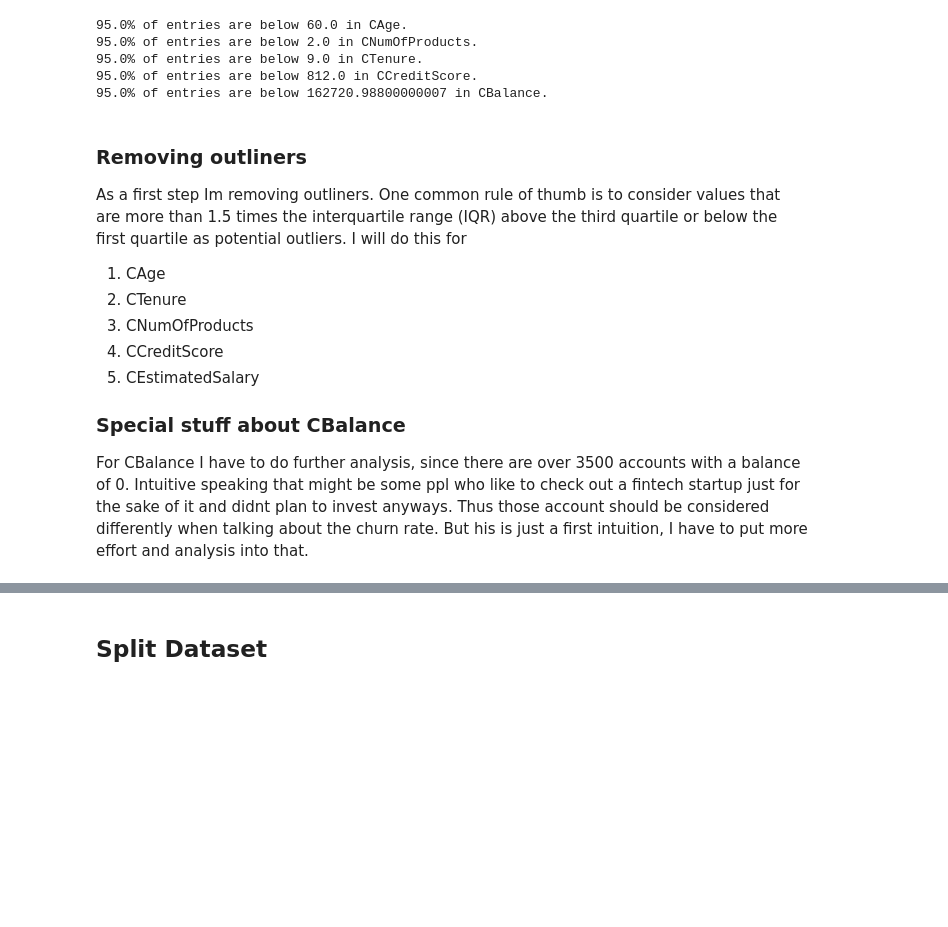
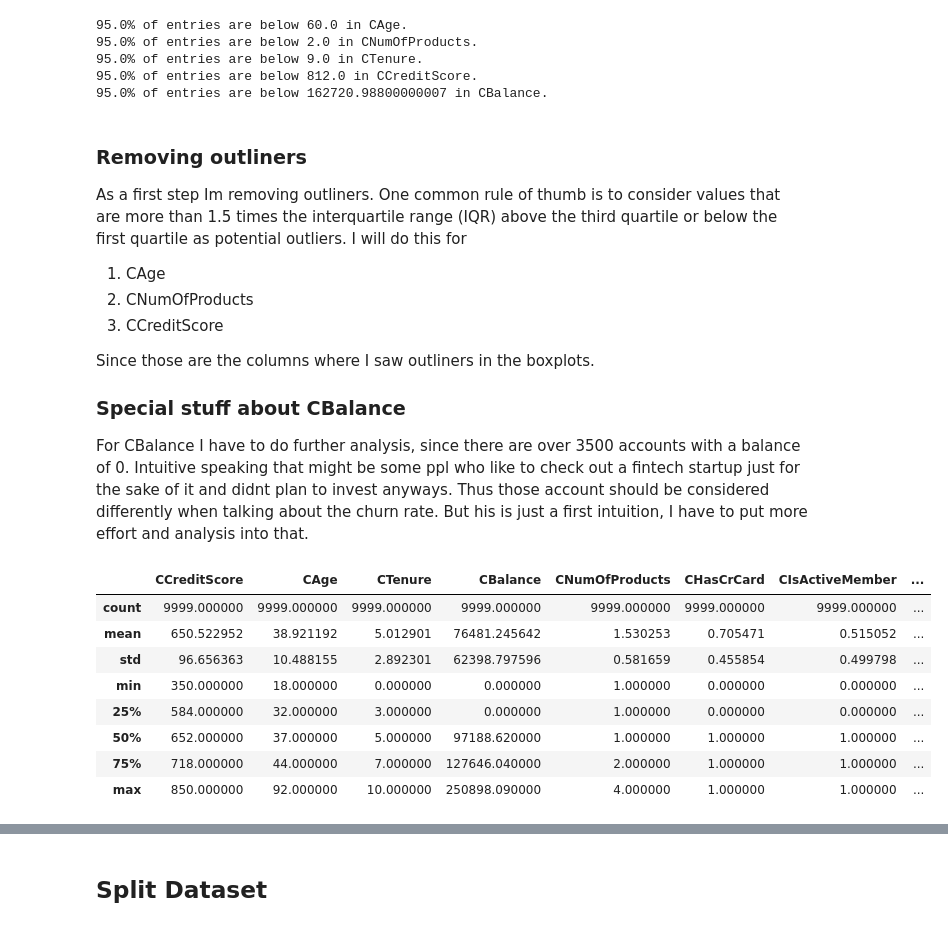
Before and after one commit to Ph1lippK/VAWI, a Jupyter notebook: Assignment_01_2270603.ipynb, the cells around one changed output, grey strips where cells are left out. Saved outputs shown, nothing was run; the diff lists cells and outputs as text; code cells hidden in the pictures; blank space fills up the shorter version.

```diff
--- a/Assignment_01_2270603.ipynb
+++ b/Assignment_01_2270603.ipynb
@@ -1007,12 +976,24 @@ print(f'{quantile_value*100}% of entries are below {cutoff_value} in {CBalance}.
 As a first step Im removing outliners. One common rule of thumb is to consider values that are more than 1.5 times the interquartile range (IQR) above the third quartile or below the first quartile as potential outliers.
 I will do this for
 1. CAge
-1. CTenure
 1. CNumOfProducts
 1. CCreditScore
-1. CEstimatedSalary
+
+Since those are the columns where I saw outliners in the boxplots.
 
 ### Special stuff about CBalance
 
 For CBalance I have to do further analysis, since there are over 3500 accounts with a balance of 0. Intuitive speaking that might be some ppl who like to check out a fintech startup just for the sake of it and didnt plan to invest anyways. Thus those account should be considered differently when talking about the churn rate. But his is just a first intuition, I have to put more effort and analysis into that.
+# %%
+fintech.describe()
+# %% [output]
+|  | CCreditScore | CAge | CTenure | CBalance | CNumOfProducts | CHasCrCard | CIsActiveMember | ... |
+| count | 9999.000000 | 9999.000000 | 9999.000000 | 9999.000000 | 9999.000000 | 9999.000000 | 9999.000000 | ... |
+| mean | 650.522952 | 38.921192 | 5.012901 | 76481.245642 | 1.530253 | 0.705471 | 0.515052 | ... |
+| std | 96.656363 | 10.488155 | 2.892301 | 62398.797596 | 0.581659 | 0.455854 | 0.499798 | ... |
+| min | 350.000000 | 18.000000 | 0.000000 | 0.000000 | 1.000000 | 0.000000 | 0.000000 | ... |
+| 25% | 584.000000 | 32.000000 | 3.000000 | 0.000000 | 1.000000 | 0.000000 | 0.000000 | ... |
+| 50% | 652.000000 | 37.000000 | 5.000000 | 97188.620000 | 1.000000 | 1.000000 | 1.000000 | ... |
+| 75% | 718.000000 | 44.000000 | 7.000000 | 127646.040000 | 2.000000 | 1.000000 | 1.000000 | ... |
+| max | 850.000000 | 92.000000 | 10.000000 | 250898.090000 | 4.000000 | 1.000000 | 1.000000 | ... |
 # %%
```
Also changed, not shown: parts of 25 cells of this notebook.
